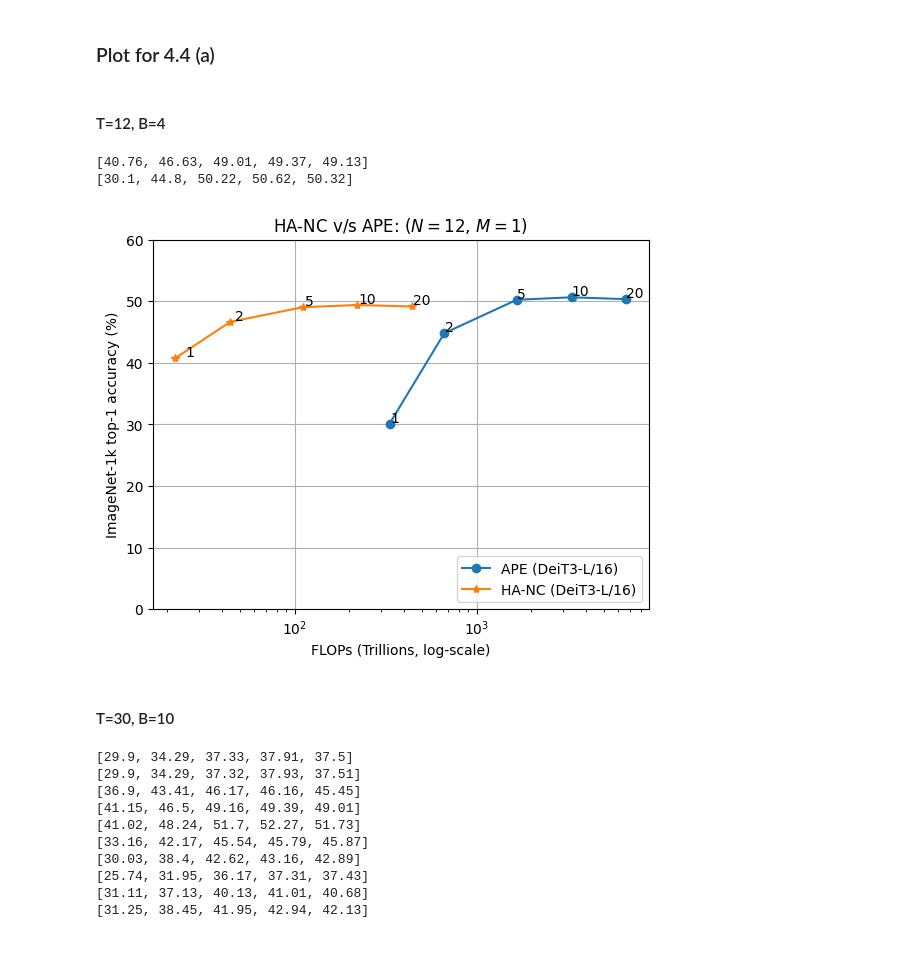
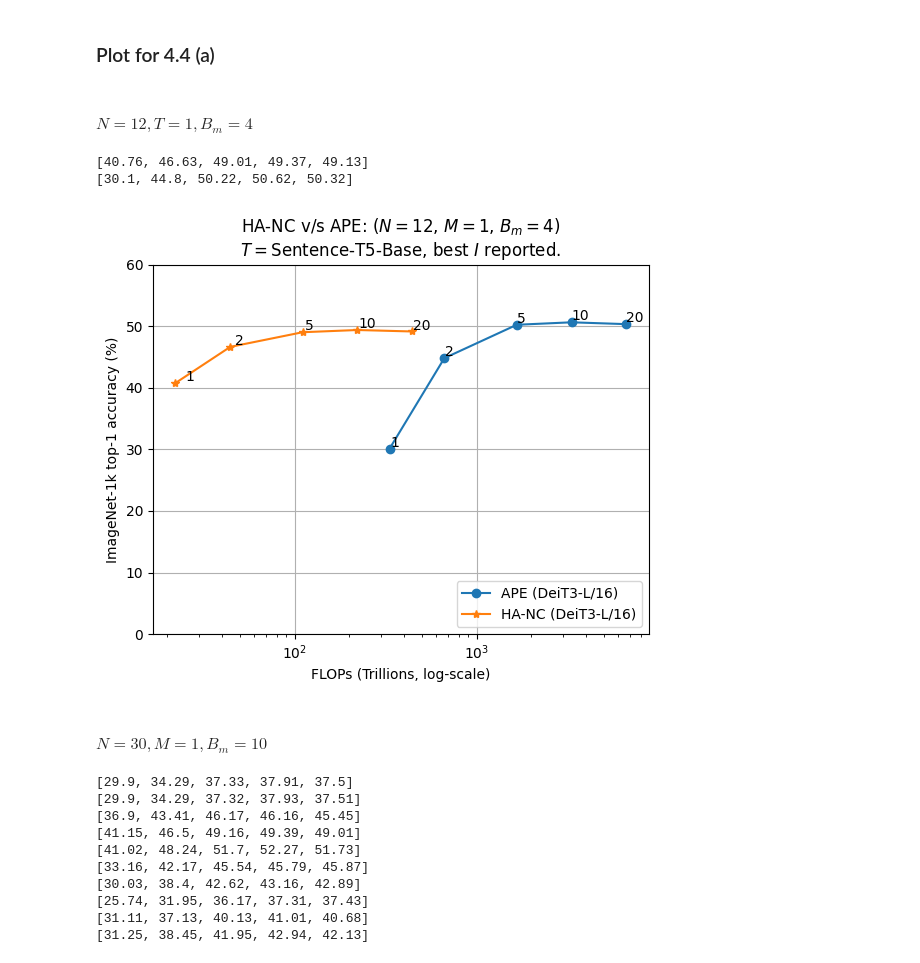
Before and after one commit to jaisidhsingh/hypa-new, a Jupyter notebook: hyperalignment/plot.ipynb, the cells around one changed output. Saved outputs shown, nothing was run; the diff lists cells and outputs as text; code cells hidden in the pictures.

```diff
--- a/hyperalignment/plot.ipynb
+++ b/hyperalignment/plot.ipynb
@@ -492,7 +492,7 @@ plt.show()
 # %% [markdown]
 ### Plot for 4.4 (a)
 # %% [markdown]
-#### T=12, B=4
+#### $N=12, T=1, B_m=4$
 # %%
 hnet_12_4_1024 = {'vit_large_patch16_224': {'image_encoder': 'vit_large_patch16_224', 'seed': 0, 'eval': {'epoch_1': {'imagenet1k': 29.56}, 'epoch_2': {'imagenet1k': 33.63}, 'epoch_5': {'imagenet1k': 36.73}, 'epoch_10': {'imagenet1k': 37.69}, 'epoch_20': {'imagenet1k': 37.56}}, 'text_encoder': 'sentence-t5-base', 'encoder_index': 0}, 'vit_large_patch16_224.augreg_in21k_ft_in1k': {'image_encoder': 'vit_large_patch16_224.augreg_in21k_ft_in1k', 'seed': 0, 'eval': {'epoch_1': {'imagenet1k': 29.56}, 'epoch_2': {'imagenet1k': 33.63}, 'epoch_5': {'imagenet1k': 36.73}, 'epoch_10': {'imagenet1k': 37.69}, 'epoch_20': {'imagenet1k': 37.56}}, 'text_encoder': 'sentence-t5-base', 'encoder_index': 1}, 'vit_large_patch14_clip_336.laion2b_ft_in12k_in1k': {'image_encoder': 'vit_large_patch14_clip_336.laion2b_ft_in12k_in1k', 'seed': 0, 'eval': {'epoch_1': {'imagenet1k': 33.63}, 'epoch_2': {'imagenet1k': 40.73}, 'epoch_5': {'imagenet1k': 45.19}, 'epoch_10': {'imagenet1k': 46.07}, 'epoch_20': {'imagenet1k': 45.42}}, 'text_encoder': 'sentence-t5-base', 'encoder_index': 2}, 'deit3_large_patch16_384.fb_in22k_ft_in1k': {'image_encoder': 'deit3_large_patch16_384.fb_in22k_ft_in1k', 'seed': 0, 'eval': {'epoch_1': {'imagenet1k': 40.76}, 'epoch_2': {'imagenet1k': 46.63}, 'epoch_5': {'imagenet1k': 49.01}, 'epoch_10': {'imagenet1k': 49.37}, 'epoch_20': {'imagenet1k': 49.13}}, 'text_encoder': 'sentence-t5-base', 'encoder_index': 3}}
 hnet_accs = [ [subitem["imagenet1k"] for subitem in item["eval"].values() ] for item in hnet_12_4_1024.values() ]
@@ -509,32 +509,33 @@ print(ape_accs)
 # %%
 epochs = [1, 2, 5, 10, 20]
 ape_flops = [ (4 * 14.675 + 4 * 29.352 + 4 * 39.136) * e for e in epochs]
 hnet_flops = [22.165 * e for e in epochs]
 
 plt.plot(ape_flops, ape_accs, marker="o", label="APE (DeiT3-L/16)")
 plt.plot(hnet_flops, hnet_accs, marker="*", label="HA-NC (DeiT3-L/16)")
 
 # plt.plot(ape_flops, ape_accs, label="APE (DeiT3-S/16)", marker="o")
 # plt.plot(hnet_flops, hnet_accs, label="HA-Base (DeiT3-S/16)", marker="*")
 plt.xlabel("FLOPs (Trillions, log-scale)")
 plt.xscale("log")
 plt.ylabel(f"{names[bench]} top-1 accuracy (%)")
 plt.ylim([0, 60])
 
 if j == 0:
     plt.legend(loc="lower right")
 
 plt.grid(True)
 
 epochs = [1, 2, 5, 10, 20]
 for i, ep in enumerate(epochs):
     plt.annotate(f"{ep}", (ape_flops[i] + 3, ape_accs[i] + 0.3))
     plt.annotate(f"{ep}", (hnet_flops[i] + 3, hnet_accs[i] + 0.3))
 
-plt.title(f"HA-NC v/s APE: ($N=12$, $M=1$)")
+# plt.title(f"HA-NC v/s APE: ($N=12$, $M=1$)")
+plt.title(f"HA-NC v/s APE: ($N=12$, $M=1$, $B_m=4$)\n$T=$Sentence-T5-Base, best $I$ reported.")
 plt.show()
 # %% [output]
-[figure, old version]
+[figure, new version]
 # %% [markdown]
-#### T=30, B=10
+#### $N=30, M=1, B_m=10$
 # %%
```
Also changed, not shown: parts of 4 cells of this notebook, 1 other file.
